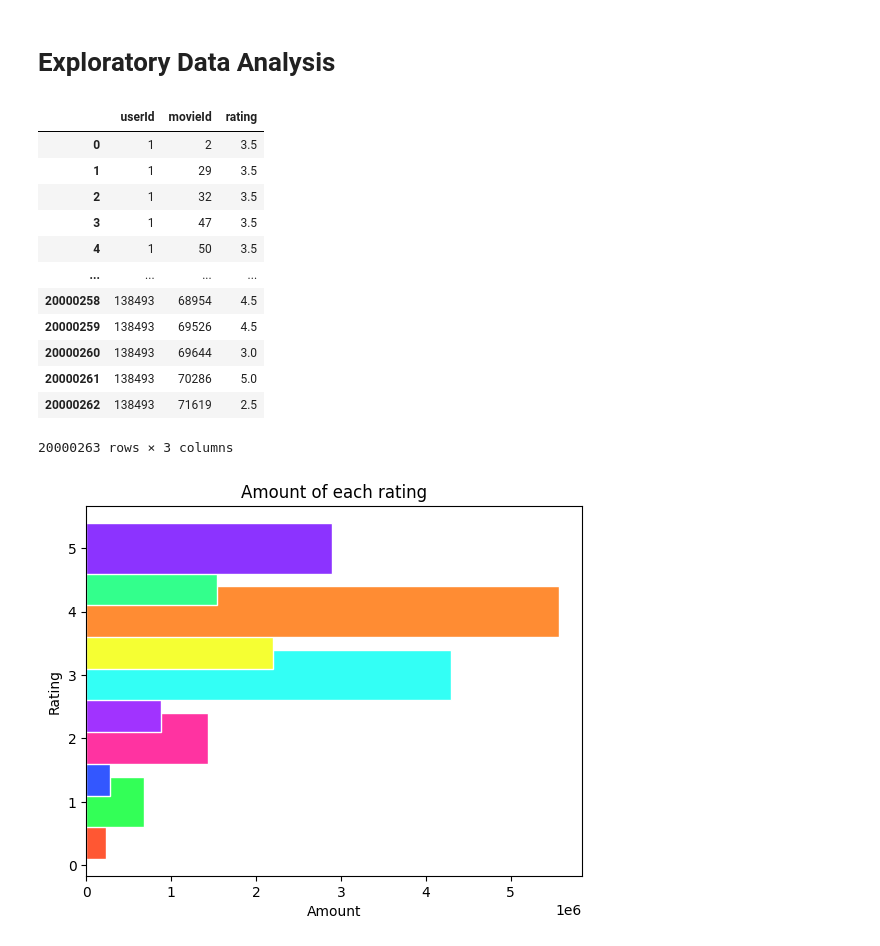
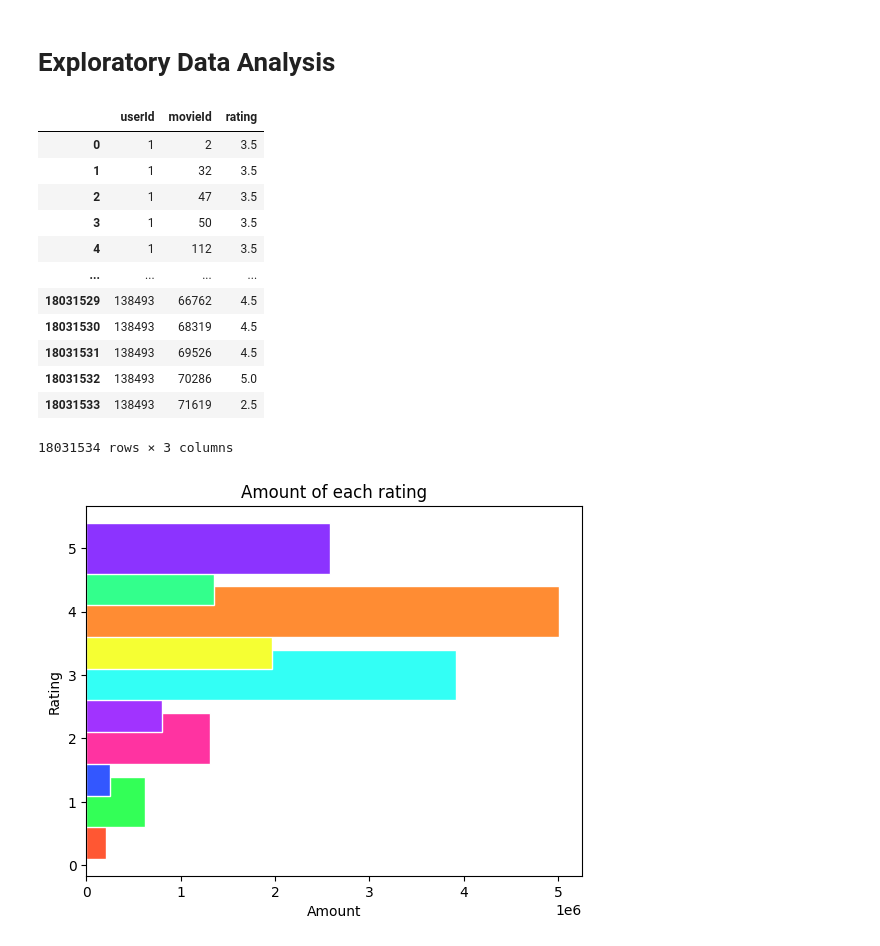
Before and after one commit to PepeuFBV/Movie-Recommendation, a Jupyter notebook: analysis.ipynb, the cells around one changed output. Drawn from its saved outputs; the diff is of its cells as text; code cells hidden in the pictures.

```diff
--- a/analysis.ipynb
+++ b/analysis.ipynb
@@ -3,22 +3,22 @@
 # %%
 import pandas as pd
 
-df = pd.read_csv('data/final_data/ratings.csv')
+df = pd.read_csv('data/final_data/ratings_full.csv')
 df
 # %% [output]
 |  | userId | movieId | rating |
 | 0 | 1 | 2 | 3.5 |
-| 1 | 1 | 29 | 3.5 |
-| 2 | 1 | 32 | 3.5 |
-| 3 | 1 | 47 | 3.5 |
-| 4 | 1 | 50 | 3.5 |
+| 1 | 1 | 32 | 3.5 |
+| 2 | 1 | 47 | 3.5 |
+| 3 | 1 | 50 | 3.5 |
+| 4 | 1 | 112 | 3.5 |
 | ... | ... | ... | ... |
-| 20000258 | 138493 | 68954 | 4.5 |
-| 20000259 | 138493 | 69526 | 4.5 |
-| 20000260 | 138493 | 69644 | 3.0 |
-| 20000261 | 138493 | 70286 | 5.0 |
-| 20000262 | 138493 | 71619 | 2.5 |
+| 18031529 | 138493 | 66762 | 4.5 |
+| 18031530 | 138493 | 68319 | 4.5 |
+| 18031531 | 138493 | 69526 | 4.5 |
+| 18031532 | 138493 | 70286 | 5.0 |
+| 18031533 | 138493 | 71619 | 2.5 |
-20000263 rows × 3 columns
+18031534 rows × 3 columns
 # %%
 import pandas as pd
 import matplotlib.pyplot as plt
@@ -37,7 +37,7 @@ plt.ylabel('Rating')
 plt.title('Amount of each rating')
 plt.show()
 # %% [output]
-[figure, old version]
+[figure, new version]
 # %%
 # plotting average rating per movie by movie year
 average_rating = df.groupby('movieId')['rating'].mean()
```
Also changed, not shown: parts of 1 cell of this notebook, 5 other files.
